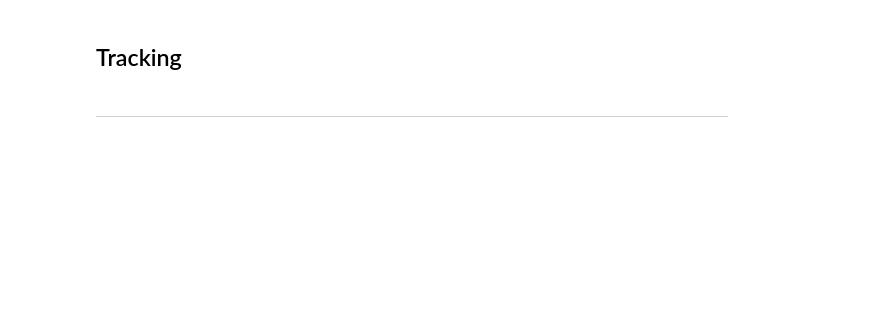
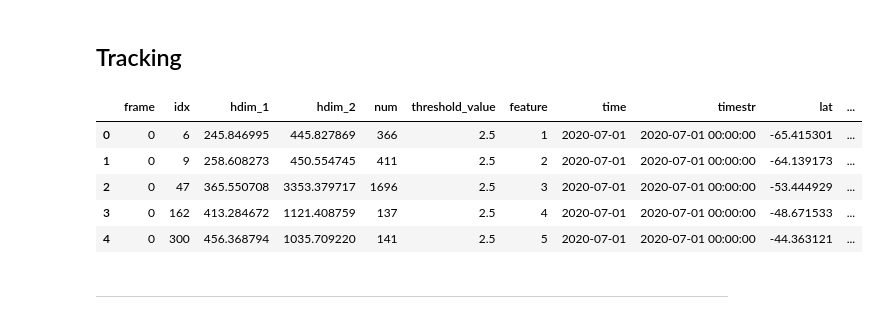
Before and after one commit to erogluorhan/storm-tracking-cookbook, a Jupyter notebook: notebooks/03-storm-tracking.ipynb, the cells around one changed output. Cells and saved outputs as stored; diff of their text form; code cells hidden in the pictures; blank space fills up the shorter version.

```diff
--- a/notebooks/03-storm-tracking.ipynb
+++ b/notebooks/03-storm-tracking.ipynb
@@ -178,9 +105,9 @@ Wall time: 2min 29s
 # %%
-# calculate statistics
+# calculate statistics based on additional variables
 storm_features= tobac.utils.bulk_statistics.get_statistics_from_mask(
-    storm_features, mask, mpas_gridded.liquid_water_path / 1000, statistic={"max_lwp": np.nanmax, "mean_lwp": np.nanmean, "total_lwp": np.nansum}, default=np.nan)
+    storm_features, mask, mpas_regridded.liquid_water_path / 1000, statistic={"max_lwp": np.nanmax, "mean_lwp": np.nanmean, "total_lwp": np.nansum}, default=np.nan)
 
 storm_features = tobac.utils.bulk_statistics.get_statistics_from_mask(
-    storm_features, mask, mpas_gridded.rainnc , statistic={"max_precip": np.nanmax, "mean_precip": np.nanmean, "total_precip": np.nansum}, default=np.nan)
+    storm_features, mask, mpas_regridded.rainnc , statistic={"max_precip": np.nanmax, "mean_precip": np.nanmean, "total_precip": np.nansum}, default=np.nan)
 # %%
 # save features
@@ -190,13 +117,22 @@ storm_features.to_xarray().to_netcdf('iwp_lwp_precip_features_week.nc')
 # %%
 # parameters for linking
 parameters_linking={}
-parameters_linking['v_max']=1e2
-parameters_linking['stubs']=3
+parameters_linking['v_max']= 50
+parameters_linking['stubs']= 1
 parameters_linking['method_linking']= 'predict'
 parameters_linking['PBC_flag'] ="hdim_2"
 parameters_linking['min_h2'] = 0
-parameters_linking['max_h2'] = surface_olr_diff_gridded.lon.size
+parameters_linking['max_h2'] = mpas_regridded.lon.size
 # %%
-Tracks = tobac.linking_trackpy(Features, None, dt=dt, dxy=dxy)
+Tracks = tobac.linking_trackpy(storm_features, None, dt=dt, dxy=dxy, **parameters_linking)
+# %%
+Tracks.head()
+# %% [output]
+|  | frame | idx | hdim_1 | hdim_2 | num | threshold_value | feature | time | timestr | lat | ... |
+| 0 | 0 | 6 | 245.846995 | 445.827869 | 366 | 2.5 | 1 | 2020-07-01 | 2020-07-01 00:00:00 | -65.415301 | ... |
+| 1 | 0 | 9 | 258.608273 | 450.554745 | 411 | 2.5 | 2 | 2020-07-01 | 2020-07-01 00:00:00 | -64.139173 | ... |
+| 2 | 0 | 47 | 365.550708 | 3353.379717 | 1696 | 2.5 | 3 | 2020-07-01 | 2020-07-01 00:00:00 | -53.444929 | ... |
+| 3 | 0 | 162 | 413.284672 | 1121.408759 | 137 | 2.5 | 4 | 2020-07-01 | 2020-07-01 00:00:00 | -48.671533 | ... |
+| 4 | 0 | 300 | 456.368794 | 1035.709220 | 141 | 2.5 | 5 | 2020-07-01 | 2020-07-01 00:00:00 | -44.363121 | ... |
 # %% [markdown]
 ---
```
Also changed, not shown: parts of 18 cells of this notebook, 4 other files.
